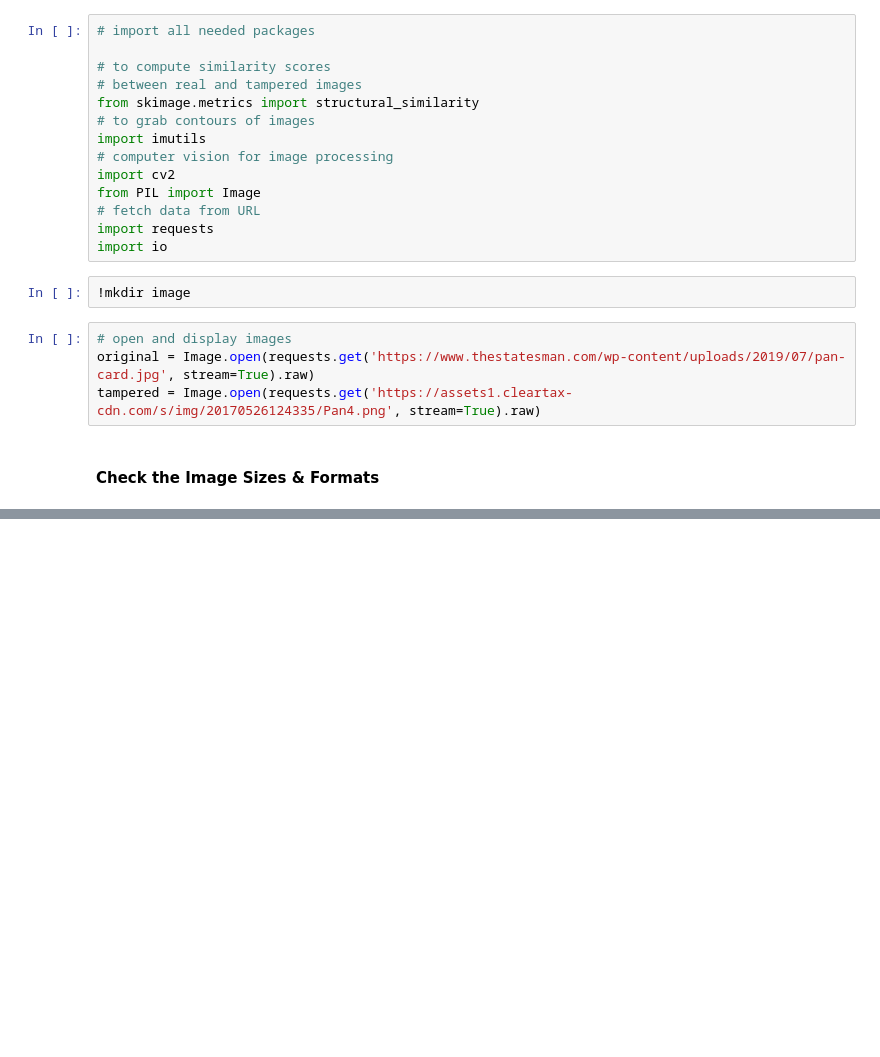
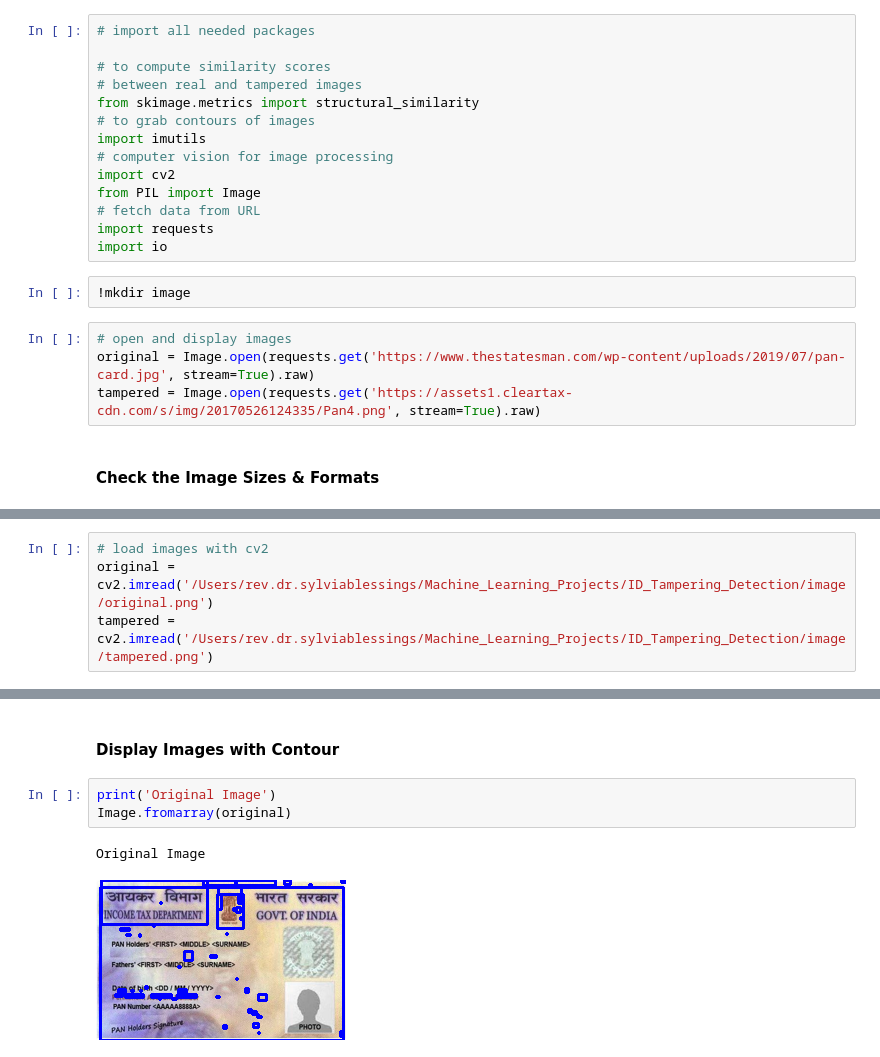
Before and after one commit to vgauss07/Machine_Learning_Projects, a Jupyter notebook: ID_Tampering_Detection/card_tampering.ipynb, the cells around one changed output, grey strips where cells are left out. Cells and saved outputs as stored; diff of their text form; blank space fills up the shorter version.

```diff
--- a/ID_Tampering_Detection/card_tampering.ipynb
+++ b/ID_Tampering_Detection/card_tampering.ipynb
@@ -29,0 +57,4 @@ print(f'Tampered image format: {tampered.format}')
+# %%
+# load images with cv2
+original = cv2.imread('/Users/rev.dr.sylviablessings/Machine_Learning_Projects/ID_Tampering_Detection/image/original.png')
+tampered = cv2.imread('/Users/rev.dr.sylviablessings/Machine_Learning_Projects/ID_Tampering_Detection/image/tampered.png')
@@ -29,0 +98,8 @@ print(f'Tampered image format: {tampered.format}')
+# %% [markdown]
+#### Display Images with Contour
+# %%
+print('Original Image')
+Image.fromarray(original)
+# %% [output]
+Original Image
+[figure, added]
```
Also changed, not shown: parts of 10 cells of this notebook, 3 other files.
